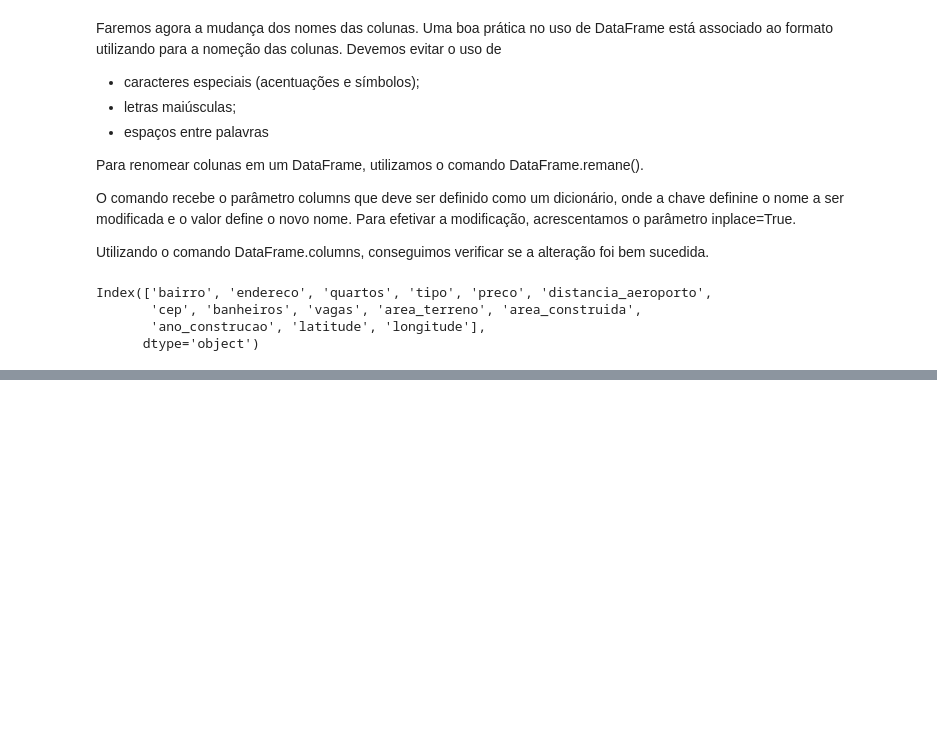
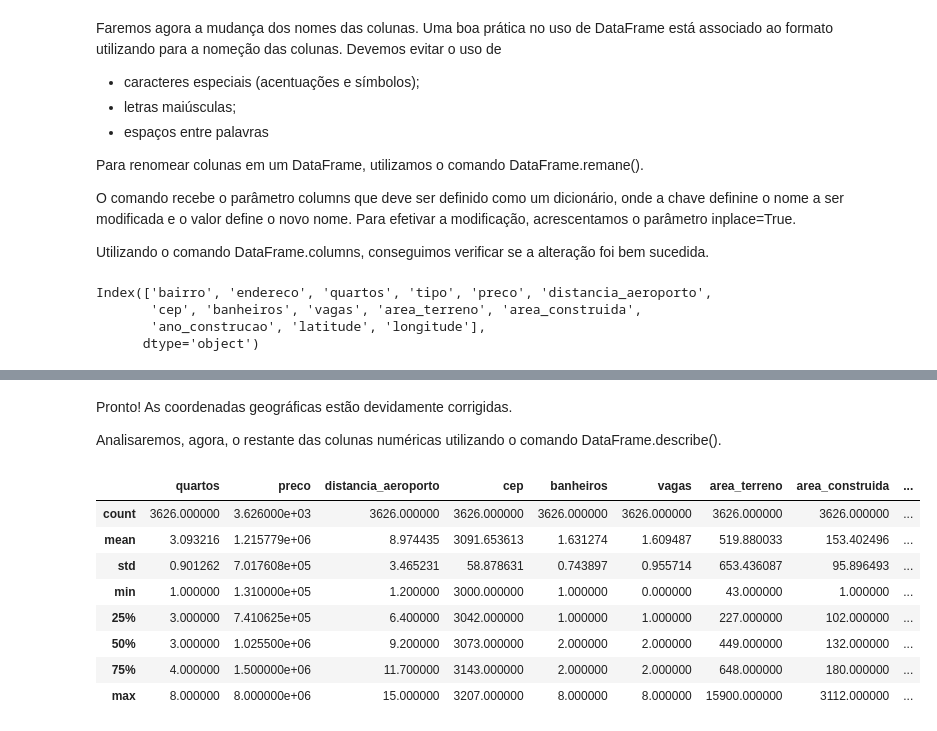
Before and after one commit to cvs2010/Data-Science-Projects, a Jupyter notebook: 00_pandas_tutorial.ipynb, the cells around one changed output, grey strips where cells are left out. Saved outputs shown, nothing was run; the diff lists cells and outputs as text; code cells hidden in the pictures; blank space fills up the shorter version.

```diff
--- a/00_pandas_tutorial.ipynb
+++ b/00_pandas_tutorial.ipynb
@@ -927,0 +968,4 @@ O parâmetro erros='coerce' significa que o conversor irá forçar a conversão.
+# %%
+housing.longitude = pd.to_numeric(housing.longitude, errors='coerce')
+housing.latitude = pd.to_numeric(housing.latitude, errors='coerce')
+housing.info()
@@ -927,0 +994,3 @@ O parâmetro erros='coerce' significa que o conversor irá forçar a conversão.
+# %%
+housing.dropna(axis=0, inplace=True)
+housing.info()
@@ -927,0 +1037,4 @@ O parâmetro erros='coerce' significa que o conversor irá forçar a conversão.
+# %%
+housing.loc[housing.latitude < -1000, 'latitude'] = housing.latitude / 1000
+housing.loc[housing.longitude > 1000, 'longitude'] = housing.longitude / 1000
+housing[['latitude', 'longitude']].describe()
@@ -927,0 +1051,16 @@ O parâmetro erros='coerce' significa que o conversor irá forçar a conversão.
+# %% [markdown]
+Pronto! As coordenadas geográficas estão devidamente corrigidas.
+
+Analisaremos, agora, o restante das colunas numéricas utilizando o comando DataFrame.describe().
+# %%
+housing.describe()
+# %% [output]
+|  | quartos | preco | distancia_aeroporto | cep | banheiros | vagas | area_terreno | area_construida | ... |
+| count | 3626.000000 | 3.626000e+03 | 3626.000000 | 3626.000000 | 3626.000000 | 3626.000000 | 3626.000000 | 3626.000000 | ... |
+| mean | 3.093216 | 1.215779e+06 | 8.974435 | 3091.653613 | 1.631274 | 1.609487 | 519.880033 | 153.402496 | ... |
+| std | 0.901262 | 7.017608e+05 | 3.465231 | 58.878631 | 0.743897 | 0.955714 | 653.436087 | 95.896493 | ... |
+| min | 1.000000 | 1.310000e+05 | 1.200000 | 3000.000000 | 1.000000 | 0.000000 | 43.000000 | 1.000000 | ... |
+| 25% | 3.000000 | 7.410625e+05 | 6.400000 | 3042.000000 | 1.000000 | 1.000000 | 227.000000 | 102.000000 | ... |
+| 50% | 3.000000 | 1.025500e+06 | 9.200000 | 3073.000000 | 2.000000 | 2.000000 | 449.000000 | 132.000000 | ... |
+| 75% | 4.000000 | 1.500000e+06 | 11.700000 | 3143.000000 | 2.000000 | 2.000000 | 648.000000 | 180.000000 | ... |
+| max | 8.000000 | 8.000000e+06 | 15.000000 | 3207.000000 | 8.000000 | 8.000000 | 15900.000000 | 3112.000000 | ... |
```
Also changed, not shown: parts of 20 cells of this notebook.
